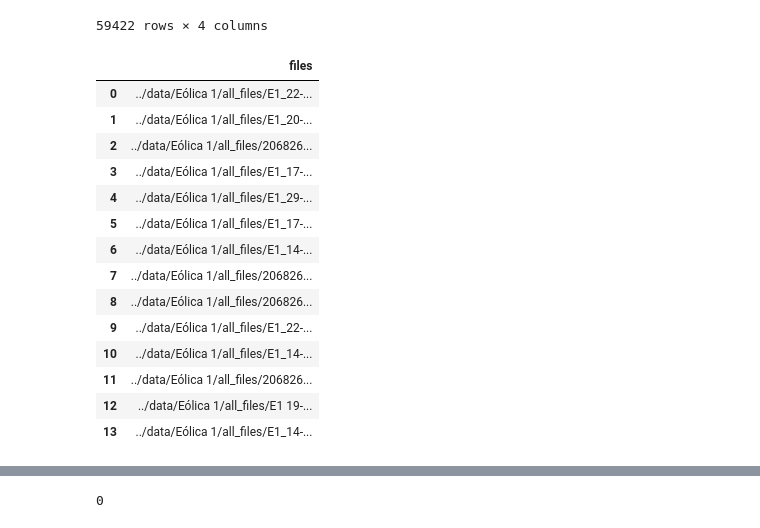
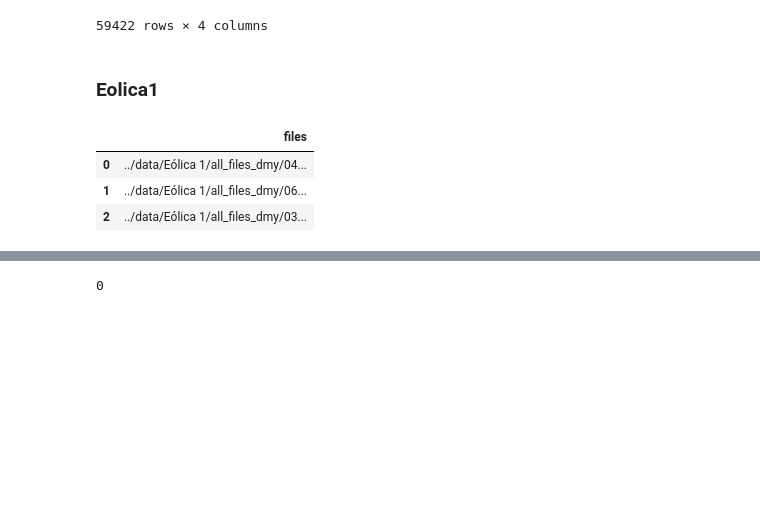
Before and after one commit to ctalamilla/tacatacaMeteo, a Jupyter notebook: Notebooks/EDA.ipynb, the cells around one changed output, grey strips where cells are left out. Drawn from its saved outputs; the diff is of its cells as text; code cells hidden in the pictures; blank space fills up the shorter version.

Commit message:
eolicas fixeadas

```diff
--- a/Notebooks/EDA.ipynb
+++ b/Notebooks/EDA.ipynb
@@ -86,24 +72,15 @@ rebelde
 59422 rows × 4 columns
 # %%
 rebelde.to_csv('../data/Eólica 2/all_files/20682654_fix.csv', sep=',')
+# %% [markdown]
+### Eolica1
 # %%
-archivosAll = np.array(glob.glob('../data/Eólica 1/all_files/*'))
+archivosAll = np.array(glob.glob('../data/Eólica 1/all_files_dmy/*'))
 rutas = pd.DataFrame({'files': archivosAll})
 rutas
 # %% [output]
 |  | files |
-| 0 | ../data/Eólica 1/all_files/E1_22-... |
-| 1 | ../data/Eólica 1/all_files/E1_20-... |
-| 2 | ../data/Eólica 1/all_files/206826... |
-| 3 | ../data/Eólica 1/all_files/E1_17-... |
-| 4 | ../data/Eólica 1/all_files/E1_29-... |
-| 5 | ../data/Eólica 1/all_files/E1_17-... |
-| 6 | ../data/Eólica 1/all_files/E1_14-... |
-| 7 | ../data/Eólica 1/all_files/206826... |
-| 8 | ../data/Eólica 1/all_files/206826... |
-| 9 | ../data/Eólica 1/all_files/E1_22-... |
-| 10 | ../data/Eólica 1/all_files/E1_14-... |
-| 11 | ../data/Eólica 1/all_files/206826... |
-| 12 | ../data/Eólica 1/all_files/E1 19-... |
-| 13 | ../data/Eólica 1/all_files/E1_14-... |
+| 0 | ../data/Eólica 1/all_files_dmy/04... |
+| 1 | ../data/Eólica 1/all_files_dmy/06... |
+| 2 | ../data/Eólica 1/all_files_dmy/03... |
 # %%
```
Also changed, not shown: parts of 26 cells of this notebook, 51 other files.
